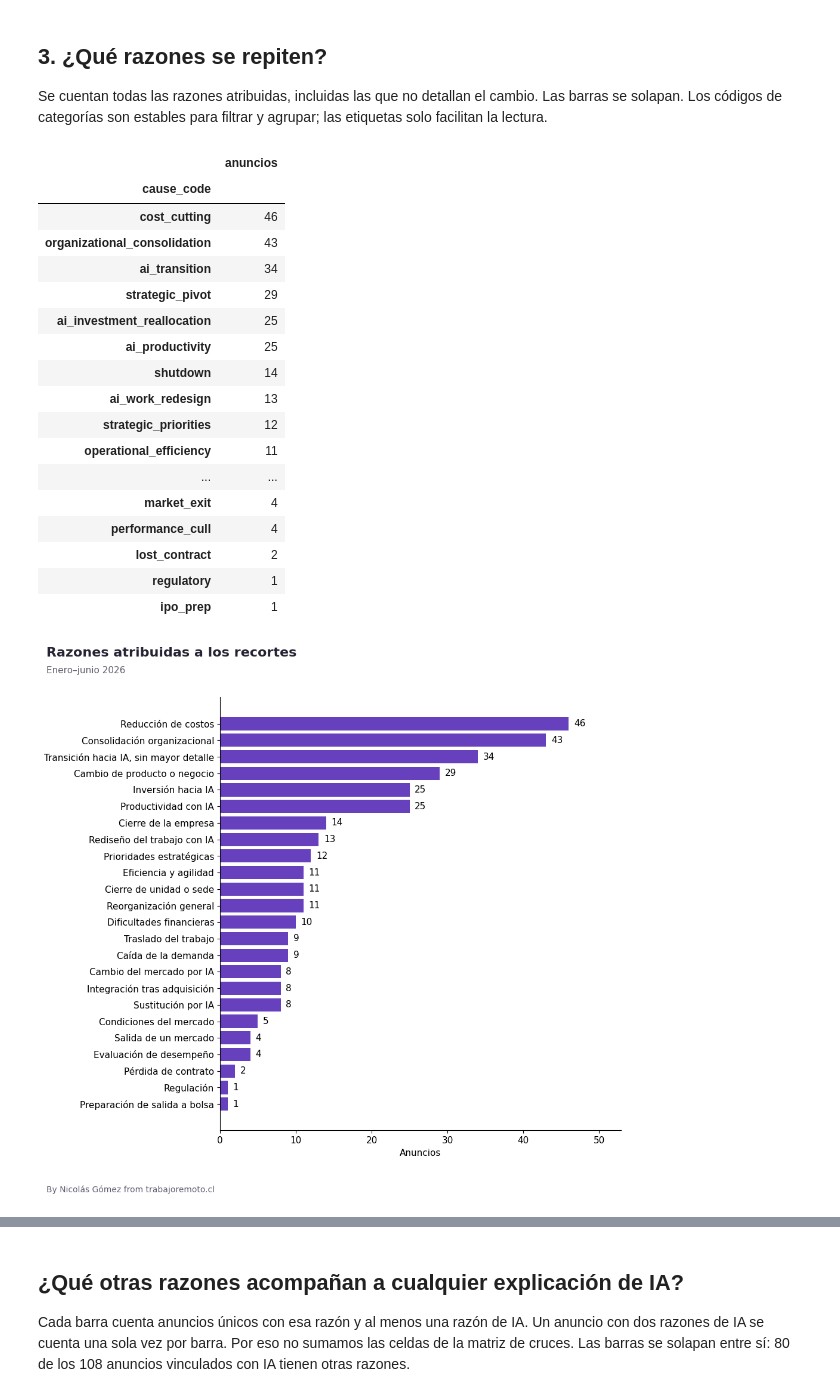
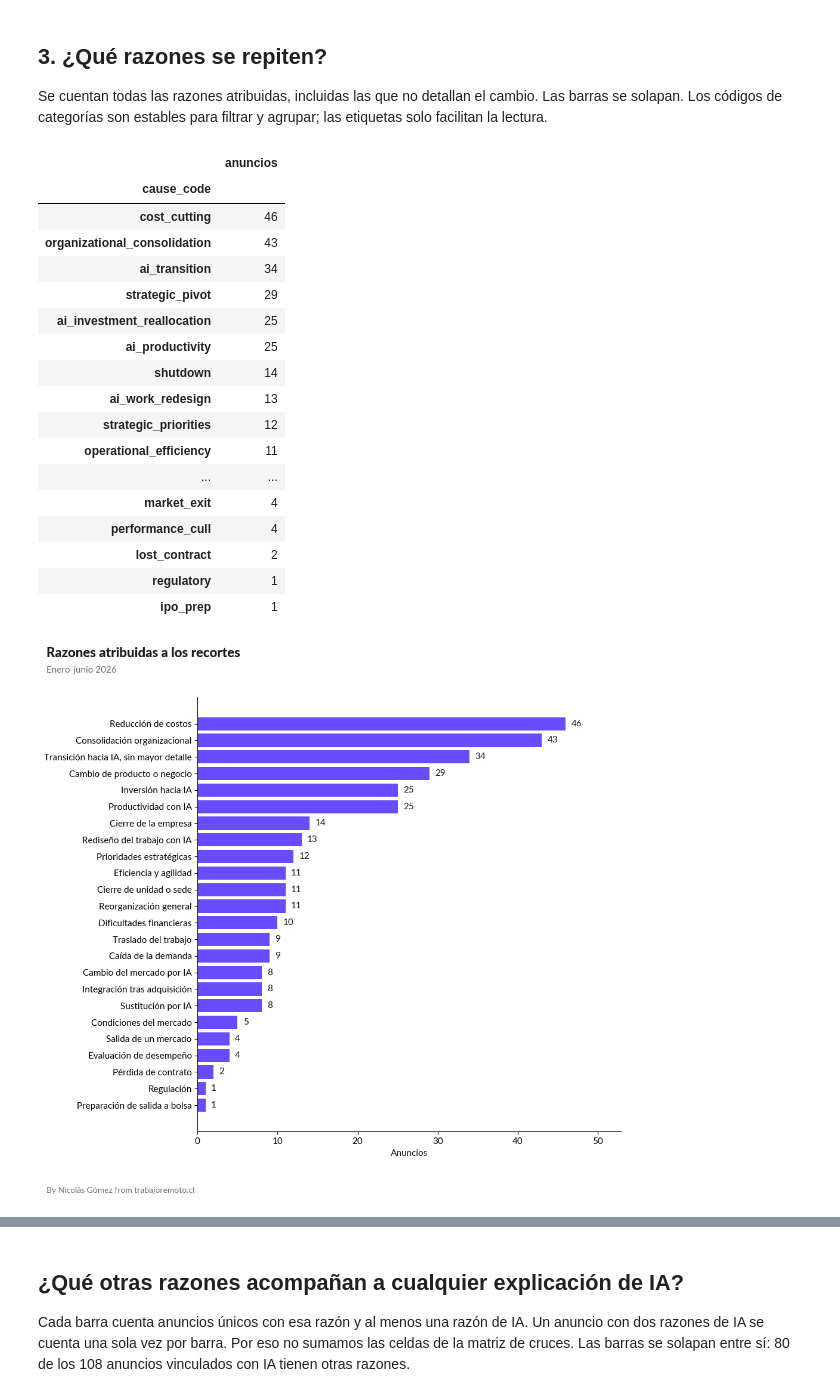
Before and after one commit to muZk/layoffs, a Jupyter notebook: notebooks/explorar_despidos.ipynb, the cells around one changed output, grey strips where cells are left out. Cells and saved outputs as stored; diff of their text form; code cells hidden in the pictures.

Commit message:
Update exploratory layoffs notebook and bundle chart fonts

```diff
--- a/notebooks/explorar_despidos.ipynb
+++ b/notebooks/explorar_despidos.ipynb
@@ -44,6 +44,11 @@ plt.rcParams.update({"figure.figsize": (10, 5), "axes.spines.top": False,
                      "axes.spines.right": False, "font.size": 11})
 print("Cobertura externa:", manifest["coverage_snapshot"])
 print("Última revisión de registros:", manifest["latest_record_review"])
+from matplotlib import font_manager
+font_dir = next(p for p in [DATA.parent/"fonts", DATA.parent.parent/"notebooks/data/fonts"] if p.exists())
+for font in font_dir.glob("Lato-*.ttf"):
+    font_manager.fontManager.addfont(font)
+plt.rcParams.update({"font.family":"Lato","text.color":"#1A1A1F","axes.labelcolor":"#1A1A1F","axes.titleweight":"black","figure.facecolor":"#FFFFFF","axes.facecolor":"#FFFFFF"})
 # %% [output]
 Cobertura externa: 2026-09-17
 Última revisión de registros: 2026-09-29
@@ -148,7 +153,7 @@ labels = {
 counts = reasons.groupby("cause_code").record_id.nunique().sort_values(ascending=False)
 display(counts.rename("anuncios").to_frame())
 
-def bar_chart(series, title, xlabel="Anuncios", color="#6741bd"):
+def bar_chart(series, title, xlabel="Anuncios", color="#6A4CFF"):
     height = max(4, len(series) * .36 + .8)
     fig, ax = plt.subplots(figsize=(10, height))
     ax.barh(series.index, series.values, color=color)
@@ -160,38 +165,38 @@ def bar_chart(series, title, xlabel="Anuncios", color="#6741bd"):
     # El título pertenece a la figura completa, no solo al área de barras.
     heading, _, subtitle = title.partition(" · ")
     fig.tight_layout(rect=(0, .6 / height, 1, 1 - .8 / height))
     fig.text(.02, 1 - .12 / height, heading, ha="left", va="top",
-             fontsize=16, fontweight="bold", color="#252333")
+             fontsize=16, fontweight="black", color="#1A1A1F")
     if subtitle:
         fig.text(.02, 1 - .44 / height, subtitle.capitalize(), ha="left", va="top",
-                 fontsize=11, color="#645d70")
+                 fontsize=11, color="#6A6A78")
     fig.text(.02, .15 / height, "By Nicolás Gómez from trabajoremoto.cl",
-             ha="left", va="bottom", color="#645d70", fontsize=10)
+             ha="left", va="bottom", color="#6A6A78", fontsize=10)
     plt.show()
     return fig
 
-fig = bar_chart(counts.rename(index=labels), "Razones atribuidas a los recortes · enero–junio 2026")
+fig = bar_chart(counts.rename(index=labels), "Razones atribuidas a los recortes · enero-junio 2026")
 # Opcional: fig.savefig("razones.png", dpi=180, bbox_inches="tight")
 # %% [output]
 |  | anuncios |
 | cause_code |  |
 | cost_cutting | 46 |
 | organizational_consolidation | 43 |
 | ai_transition | 34 |
 | strategic_pivot | 29 |
 | ai_investment_reallocation | 25 |
 | ai_productivity | 25 |
 | shutdown | 14 |
 | ai_work_redesign | 13 |
 | strategic_priorities | 12 |
 | operational_efficiency | 11 |
 | ... | ... |
 | market_exit | 4 |
 | performance_cull | 4 |
 | lost_contract | 2 |
 | regulatory | 1 |
 | ipo_prep | 1 |
-[figure, old version]
+[figure, new version]
 # %% [markdown]
 <a id="grupos"></a>
 
```
Also changed, not shown: parts of 8 cells of this notebook, 5 other files.
